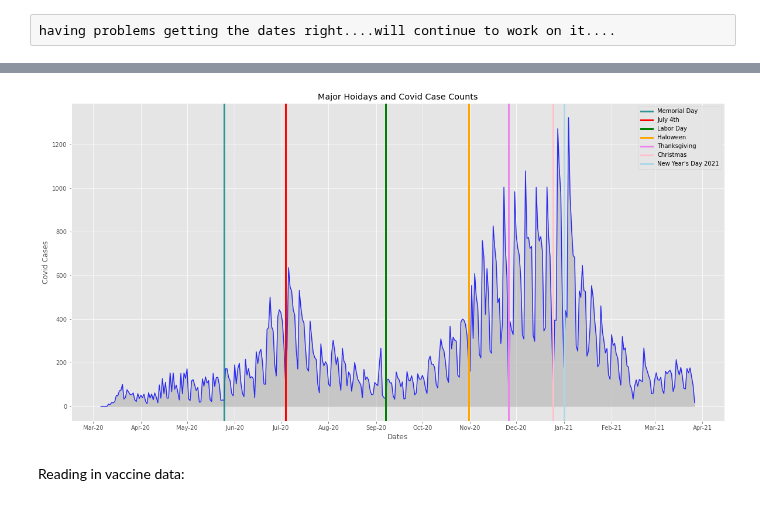
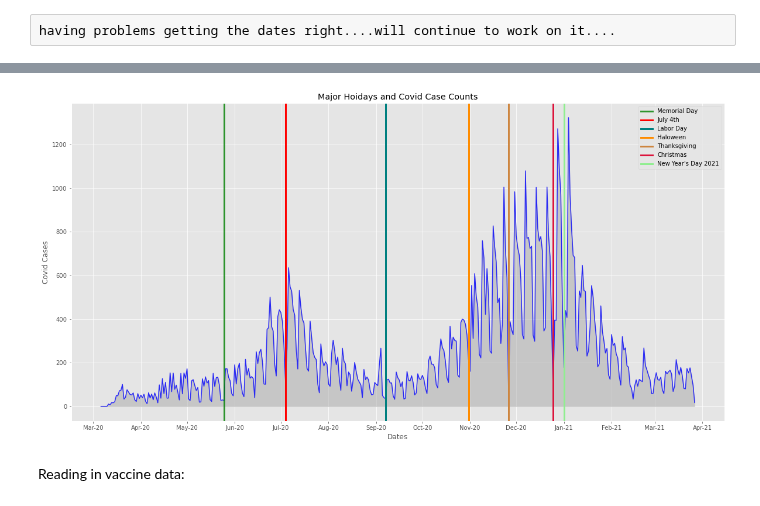
Before and after one commit to Engu12/nash-covid-cases-vaccines-honky_tonkin, a Jupyter notebook: notebooks/COVID.ipynb, the cells around one changed output, grey strips where cells are left out. Drawn from its saved outputs; the diff is of its cells as text; code cells hidden in the pictures.

Commit message:
Wednesday morning with and updated chart for holidays

```diff
--- a/notebooks/COVID.ipynb
+++ b/notebooks/COVID.ipynb
@@ -224,37 +231,39 @@ plt.legend();
 fig, ax1 = plt.subplots(figsize =(20,10)) #setting size of graph area
 plt.style.use('ggplot')
 
 ax1.fill_between(case_by_date_sort['date'], case_by_date_sort['cases'],color ='darkgray',alpha=0.5)
 
 ax1.plot(case_by_date_sort['date'], case_by_date_sort['cases'], color="blue", alpha=0.8, label = '')
 
 # ax = case_by_date_sort.plot.bar(x = 'date', y = 'cases', label = '',  facecolor= 'blue',  title = 'Covid Cases by Date', figsize = (20,10))
 # #plt.axvline(dt.datetime(2012, 9, 21))
 # timeline = pd.date_range(start='2020, January', freq='M', periods=13)
 
-ax1.axvline(x = '2020-05-25', lw = 3, color = 'teal', alpha=0.8 ,label = 'Memorial Day')
+ax1.axvline(x = '2020-05-25', lw = 3, color = 'green', alpha=0.8 ,label = 'Memorial Day')
 ax1.axvline(x = '2020-07-04', color = 'red', lw = 3, label = 'July 4th')
-ax1.axvline(x = '2020-09-07', color = 'green', lw = 3,label = 'Labor Day')
-ax1.axvline(x = '2020-10-31', color = 'orange', lw = 3,label = 'Haloween')
-ax1.axvline(x = '2020-11-26', color = 'violet', lw = 3,label = 'Thanksgiving')
-ax1.axvline(x = '2020-12-25', color = 'pink', lw = 3, label = 'Christmas')
-ax1.axvline(x = '2021-01-01', color = 'lightblue', lw = 3, label = "New Year's Day 2021")
+#ax1.axvline(x = '2020-07-04', color = 'blue', ls = '--' ,lw = 3, label = '')
+#ax1.axvline(x = '2020-07-04', color = 'white', ls = '-.', lw = 3, label = '')
+ax1.axvline(x = '2020-09-07', color = 'teal', lw = 3,label = 'Labor Day')
+ax1.axvline(x = '2020-10-31', color = 'darkorange', lw = 3,label = 'Haloween')
+ax1.axvline(x = '2020-11-26', color = 'peru', lw = 3,label = 'Thanksgiving')
+ax1.axvline(x = '2020-12-25', color = 'crimson', lw = 3, label = 'Christmas')
+ax1.axvline(x = '2021-01-01', color = 'lightgreen', lw = 3, label = "New Year's Day 2021")
 
 ax1.xaxis.set_major_locator(mdates.MonthLocator(interval=1))
 ax1.xaxis.set_major_formatter(mdates.DateFormatter('%b-%y'))
 
 plt.title('Major Hoidays and Covid Case Counts')
 ax1.set_xlabel('Dates')
 ax1.set_ylabel('Covid Cases')
 ax1.legend()
 plt.savefig('../data/covid_holidays.png', transparent = True);
 
 # fmt_month = mdates.MonthLocator()
 # ax.xaxis.set_minor_locator(fmt_month)
 # ax.xaxis.set_major_locator(mdates.DayLocator(bymonthday=1))
 # ax.xaxis.set_major_formatter(mdates.DateFormatter('%b-%y'))
 # ax.set_facecolor('lightgrey')
 
 # plt.legend();
 # %% [output]
-[figure, old version]
+[figure, new version]
```
Also changed, not shown: parts of 6 cells of this notebook.
